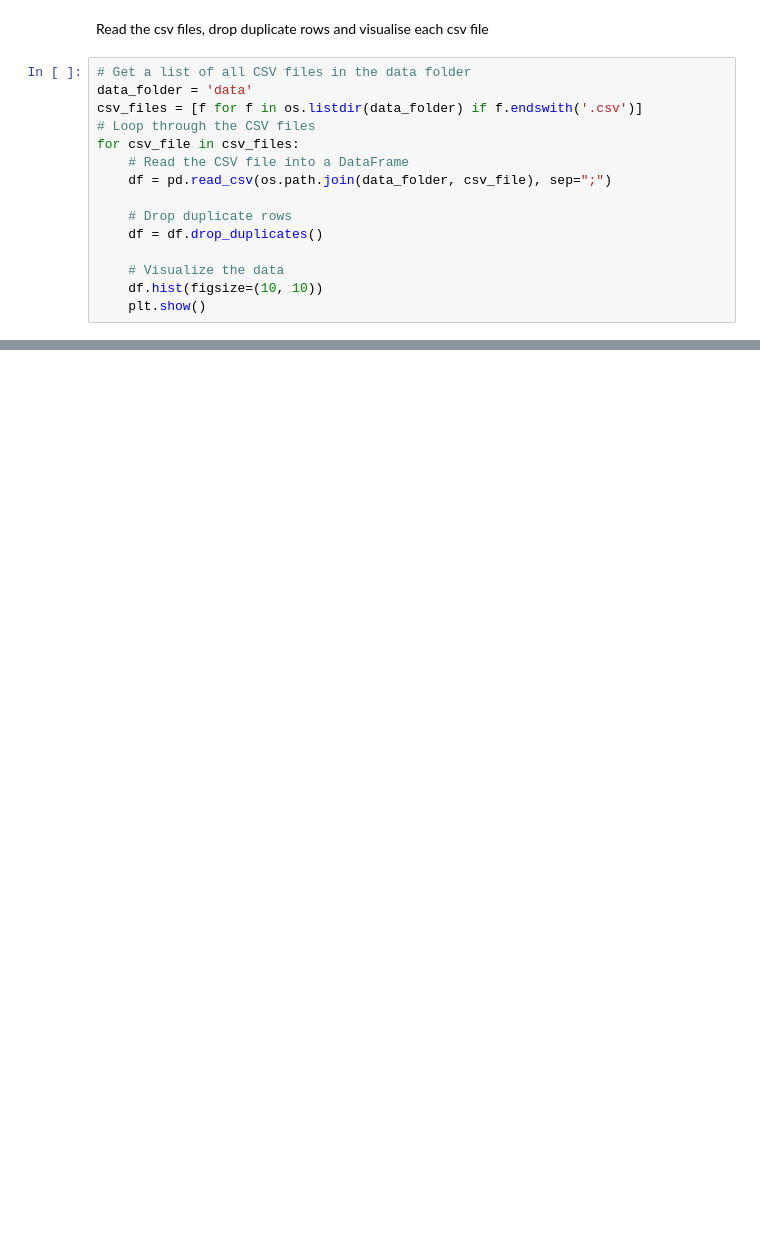
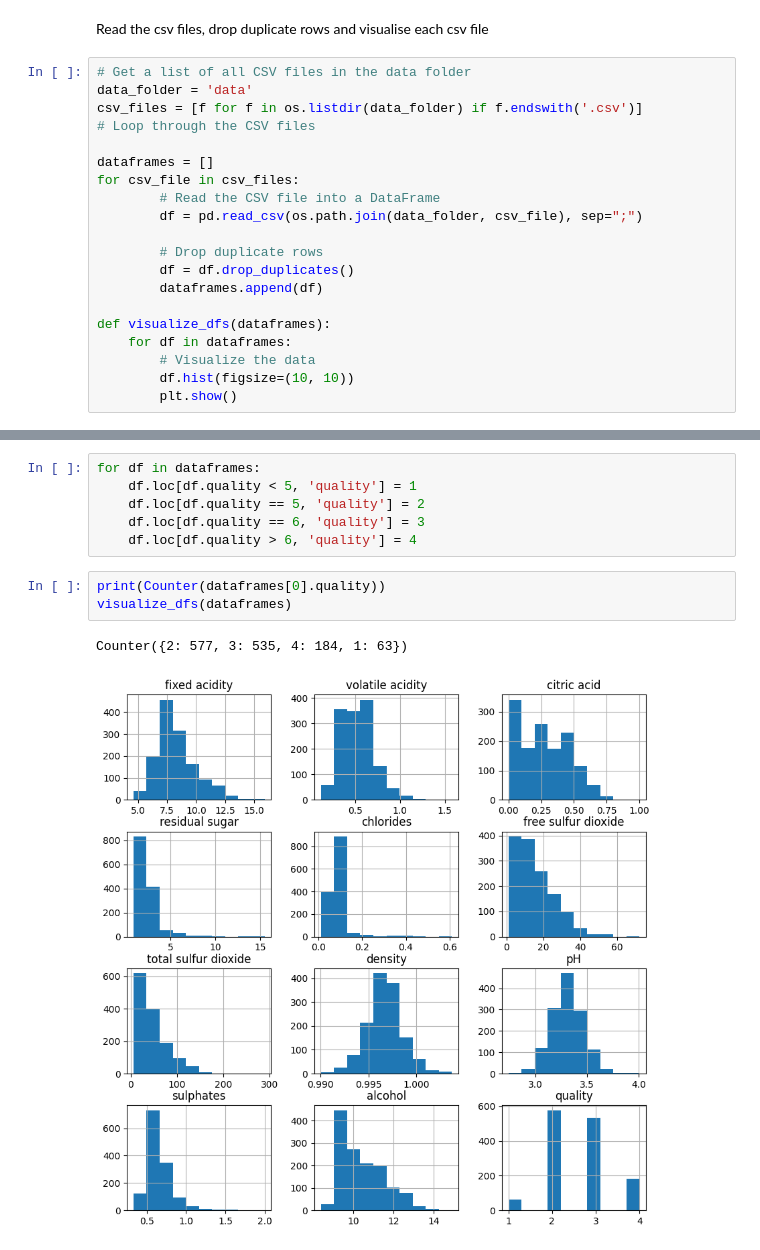
Before and after one commit to FarhadMadadzade/ID2223, a Jupyter notebook: wine-quality-prediction-task/preprocessing.ipynb, the cells around one changed output, grey strips where cells are left out. Saved outputs shown, nothing was run; the diff lists cells and outputs as text; blank space fills up the shorter version.

Commit message:
added some more preprocessing code, pretty much chosen which features to keep and which to drop

```diff
--- a/wine-quality-prediction-task/preprocessing.ipynb
+++ b/wine-quality-prediction-task/preprocessing.ipynb
@@ -9,13 +19,18 @@ Read the csv files, drop duplicate rows and visualise each csv file
 data_folder = 'data'
 csv_files = [f for f in os.listdir(data_folder) if f.endswith('.csv')]
 # Loop through the CSV files
+
+dataframes = []
 for csv_file in csv_files:
-    # Read the CSV file into a DataFrame
-    df = pd.read_csv(os.path.join(data_folder, csv_file), sep=";")
+        # Read the CSV file into a DataFrame
+        df = pd.read_csv(os.path.join(data_folder, csv_file), sep=";")
 
-    # Drop duplicate rows
-    df = df.drop_duplicates()
+        # Drop duplicate rows
+        df = df.drop_duplicates()
+        dataframes.append(df)
 
-    # Visualize the data
-    df.hist(figsize=(10, 10))
-    plt.show()
+def visualize_dfs(dataframes):
+    for df in dataframes:
+        # Visualize the data
+        df.hist(figsize=(10, 10))
+        plt.show()
@@ -24,0 +57,12 @@ for csv_file in csv_files:
+# %%
+for df in dataframes:
+    df.loc[df.quality < 5, 'quality'] = 1
+    df.loc[df.quality == 5, 'quality'] = 2
+    df.loc[df.quality == 6, 'quality'] = 3
+    df.loc[df.quality > 6, 'quality'] = 4
+# %%
+print(Counter(dataframes[0].quality))
+visualize_dfs(dataframes)
+# %% [output]
+Counter({2: 577, 3: 535, 4: 184, 1: 63})
+[figure, added]
```
Also changed, not shown: parts of 15 cells of this notebook.
